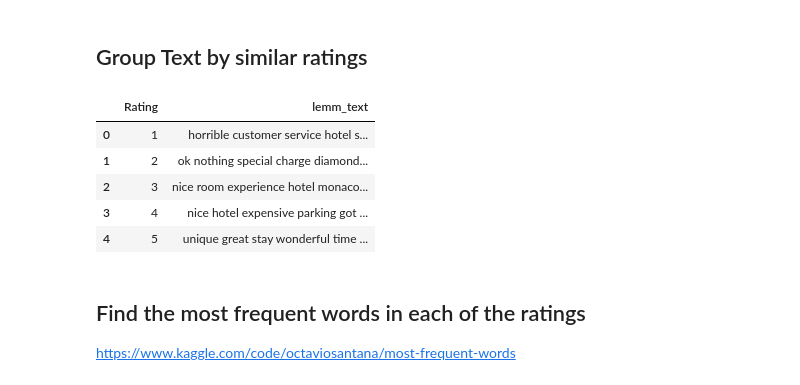
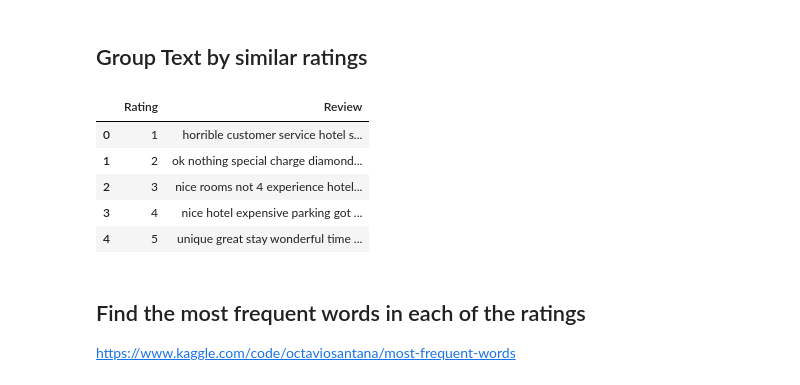
Before and after one commit to RobFaj/NLP_Project2022, a Jupyter notebook: Project Exploration and Analysis.ipynb, the cells around one changed output. Cells and saved outputs as stored; diff of their text form; code cells hidden in the pictures.

```diff
--- a/Project Exploration and Analysis.ipynb
+++ b/Project Exploration and Analysis.ipynb
@@ -610,14 +610,14 @@ corpus_hotel = df['Review'].str.cat(sep=',')
 # %%
 #hotel['Tag'] = tag_df['Rating'].astype(str)
 
-grouped_text = df.groupby("Rating")['lemm_text'].apply(lambda hotel: ' '.join(hotel))
+grouped_text = df.groupby("Rating")['Review'].apply(lambda hotel: ' '.join(hotel))
 grouped_text1 = grouped_text.reset_index()
 grouped_text1.head()
 # %% [output]
-|  | Rating | lemm_text |
+|  | Rating | Review |
 | 0 | 1 | horrible customer service hotel s... |
 | 1 | 2 | ok nothing special charge diamond... |
-| 2 | 3 | nice room experience hotel monaco... |
+| 2 | 3 | nice rooms not 4 experience hotel... |
 | 3 | 4 | nice hotel expensive parking got ... |
 | 4 | 5 | unique great stay wonderful time ... |
 # %% [markdown]
```
Also changed, not shown: parts of 16 cells of this notebook, 2 other files.
